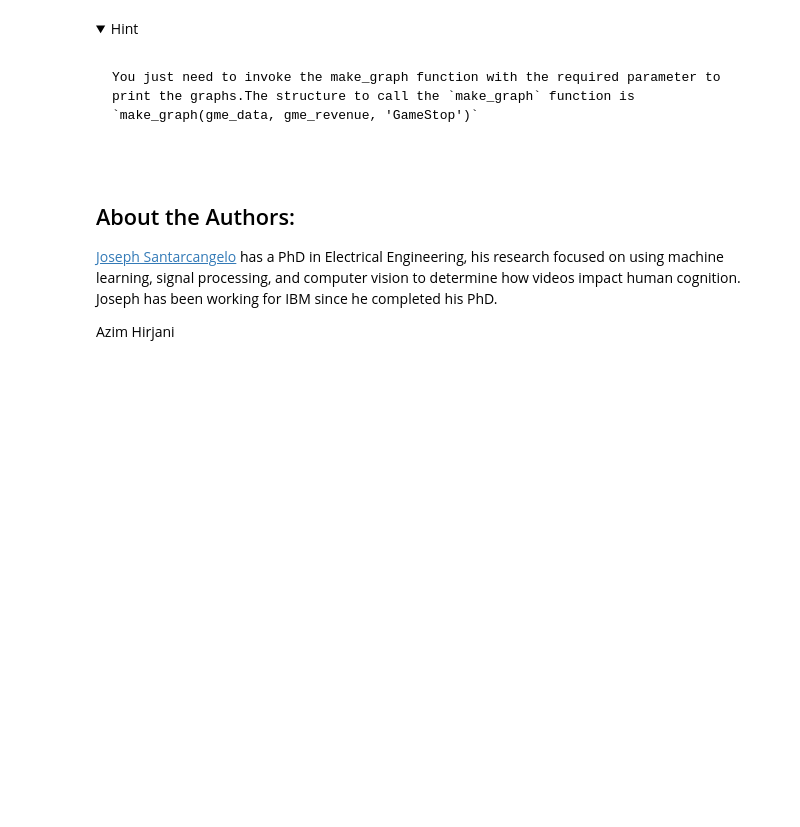
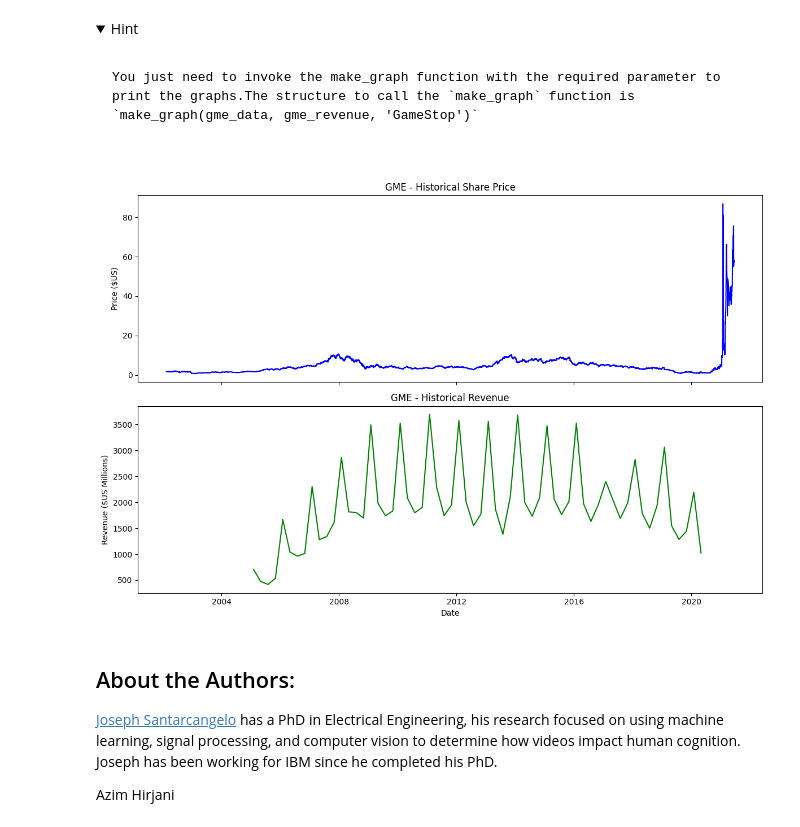
Before and after one commit to jjflorezw/ibmds, a Jupyter notebook: 05-python-project-for-data-science/02-project-overview/01-analyzing-historical-stock-revenue-data-and-build-a-dashboard.ipynb, the cells around one changed output. Saved outputs shown, nothing was run; the diff lists cells and outputs as text; code cells hidden in the pictures; folded sections open; blank space fills up the shorter version.

````diff
--- a/05-python-project-for-data-science/02-project-overview/01-analyzing-historical-stock-revenue-data-and-build-a-dashboard.ipynb
+++ b/05-python-project-for-data-science/02-project-overview/01-analyzing-historical-stock-revenue-data-and-build-a-dashboard.ipynb
@@ -178,8 +194,13 @@ Using the ticker object and the function `history` extract stock information and
 ## Question 4: Use Webscraping to Extract GME Revenue Data
 # %% [markdown]
 Use the `requests` library to download the webpage https://cf-courses-data.s3.us.cloud-object-storage.appdomain.cloud/IBMDeveloperSkillsNetwork-PY0220EN-SkillsNetwork/labs/project/stock.html. Save the text of the response as a variable named `html_data_2`
+# %%
+url = 'https://cf-courses-data.s3.us.cloud-object-storage.appdomain.cloud/IBMDeveloperSkillsNetwork-PY0220EN-SkillsNetwork/labs/project/stock.html'
 # %% [markdown]
 Parse the html data using `beautiful_soup` using parser i.e `html5lib` or `html.parser`.
+# %%
+html_data = requests.get(url).text
+soup = BeautifulSoup(html_data, 'html.parser')
 # %% [markdown]
 Using `BeautifulSoup` or the `read_html` function extract the table with `GameStop Revenue` and store it into a dataframe named `gme_revenue`. The dataframe should have columns `Date` and `Revenue`. Make sure the comma and dollar sign is removed from the `Revenue` column.
 # %% [markdown]
@@ -199,7 +220,13 @@ If you want to use the read_html function the table is located at index 1
 ```
 
 </details>
+# %%
+gme_revenue = pd.read_html(html_data)
+gme_revenue = gme_revenue[1]
+gme_revenue.columns = ["Date", "Revenue"]
 # %% [markdown]
 Remove the comma and dollar sign, an null or empty strings from the Revenue column.
+# %%
+gme_revenue["Revenue"] = gme_revenue['Revenue'].str.replace(',|\$',"",regex=True)
 # %% [markdown]
 Display the last five rows of the `gme_revenue` dataframe using the `tail` function. Take a screenshot of the results.
@@ -231,6 +271,10 @@ You just need to invoke the make_graph function with the required parameter to p
 ```
 
 </details>
+# %%
+make_graph(gme_data, gme_revenue, 'GME')
+# %% [output]
+[figure, added]
 # %% [markdown]
 <h2>About the Authors:</h2>
 
````
Also changed, not shown: parts of 12 cells of this notebook.
